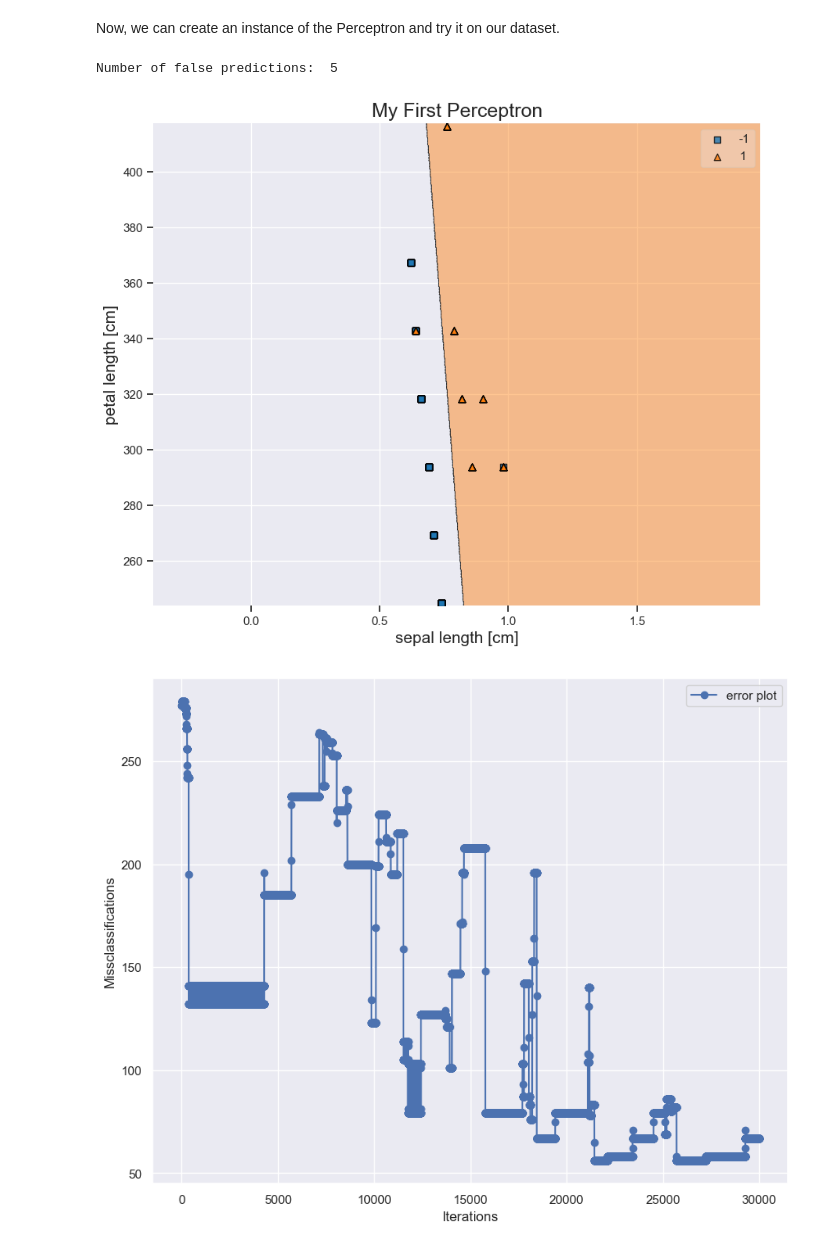
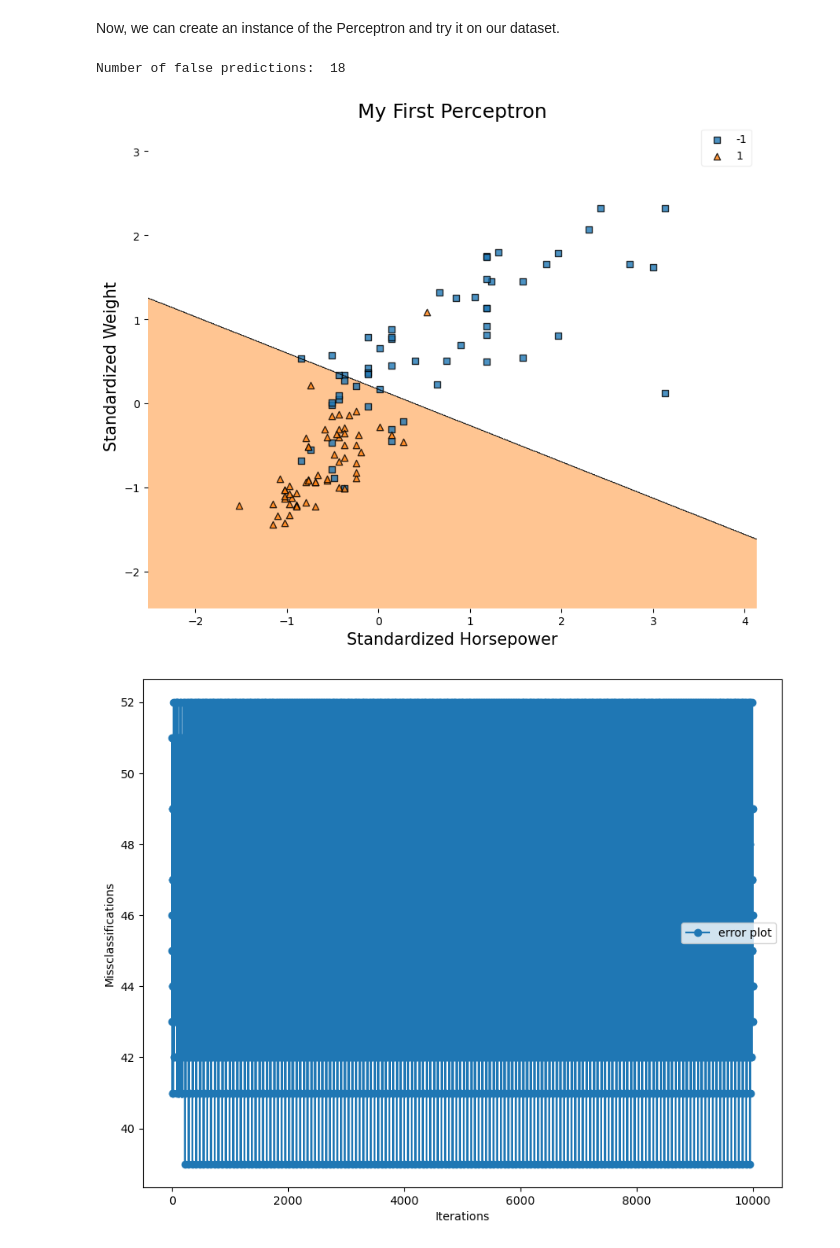
Before and after one commit to kritshan/INDE-577, a Jupyter notebook: Supervised Learning/Perceptron/Perceptron.ipynb, the cells around one changed output. Saved outputs shown, nothing was run; the diff lists cells and outputs as text; code cells hidden in the pictures.

```diff
--- a/Supervised Learning/Perceptron/Perceptron.ipynb
+++ b/Supervised Learning/Perceptron/Perceptron.ipynb
@@ -22,15 +22,19 @@ import matplotlib.pyplot as plt
 import seaborn as sns
 from sklearn.model_selection import train_test_split
 
+auto = pd.read_csv("/Users/kritinshanmugam/Downloads/auto-mpg.csv")
+auto = auto[auto['horsepower'] != '?']
 
-sns.set_theme()
+X = auto.drop(['car name', 'mpg'], axis=1)
+X = X.astype('float64')
 
-energy = pd.read_csv("/Users/kritinshanmugam/Downloads/energy.csv")
+X = (X - X.mean())/X.std()
+X = X[['horsepower', 'weight']].astype('float64')
+y = auto['mpg'].astype('float64')
 
-X = energy[['X1', 'X3']].values
-y = energy['Y2'].values
+y = np.where(auto['mpg'] < 23, -1, 1)
 
-y = np.where(energy['Y2'] < 22, -1, 1)
+X = X.values
 # %% [markdown]
 Now, we can actually implement our perceptron algorithm through a python class. This class will hold a scaling value, epochs, weights (including bias), and training errors. It will also include methods for training, inputting data, and making predictions.
 # %%
@@ -66,8 +70,9 @@ class Perceptron(object):
 # %% [markdown]
 Now, we can create an instance of the Perceptron and try it on our dataset.
 # %%
+
 # Create instance of Perceptron class with 10k epochs
-Percept = Perceptron(epochs = 30_000)
+Percept = Perceptron(eta=0.2, epochs = 10_000)
 
 x_train, x_test, y_train, y_test = train_test_split(X, y, train_size=0.7)
 # Train the Perceptron on the training dataset
@@ -80,18 +85,18 @@ booleans = ((y_test == y_predictions))
 
 print("Number of false predictions: ", np.sum(booleans == False))
 # %% [output]
-Number of false predictions:  5
+Number of false predictions:  18
 # %%
 from mlxtend.plotting import plot_decision_regions
 
 plt.figure(figsize = (10, 8))
 plot_decision_regions(x_test, y_test, clf = Percept)
 plt.title("My First Perceptron", fontsize = 18)
-plt.xlabel("sepal length [cm]", fontsize = 15)
-plt.ylabel("petal length [cm]", fontsize = 15)
+plt.xlabel("Standardized Horsepower", fontsize = 15)
+plt.ylabel("Standardized Weight", fontsize = 15)
 plt.show()
 # %% [output]
-[figure, old version]
+[figure, new version]
 # %%
 plt.figure(figsize = (10, 8))
 plt.plot(range(1, len(Percept.errors_)+1), Percept.errors_,
@@ -102,4 +107,4 @@ plt.ylabel("Missclassifications")
 plt.legend()
 plt.show()
 # %% [output]
-[figure, old version]
+[figure, new version]
```
Also changed, not shown: 4 other files.
